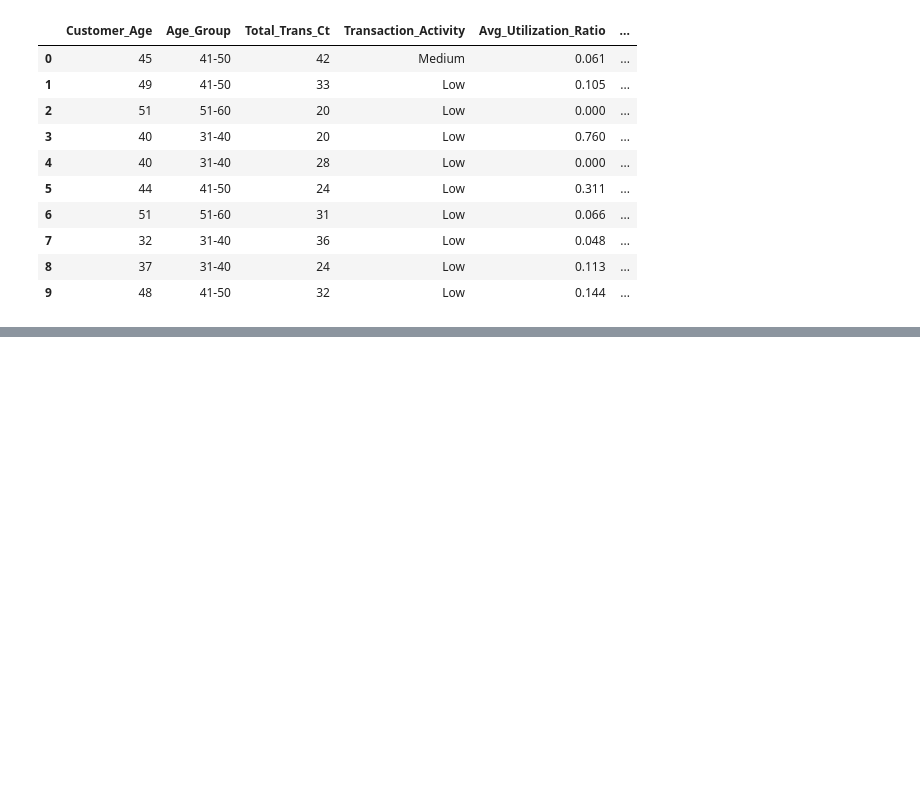
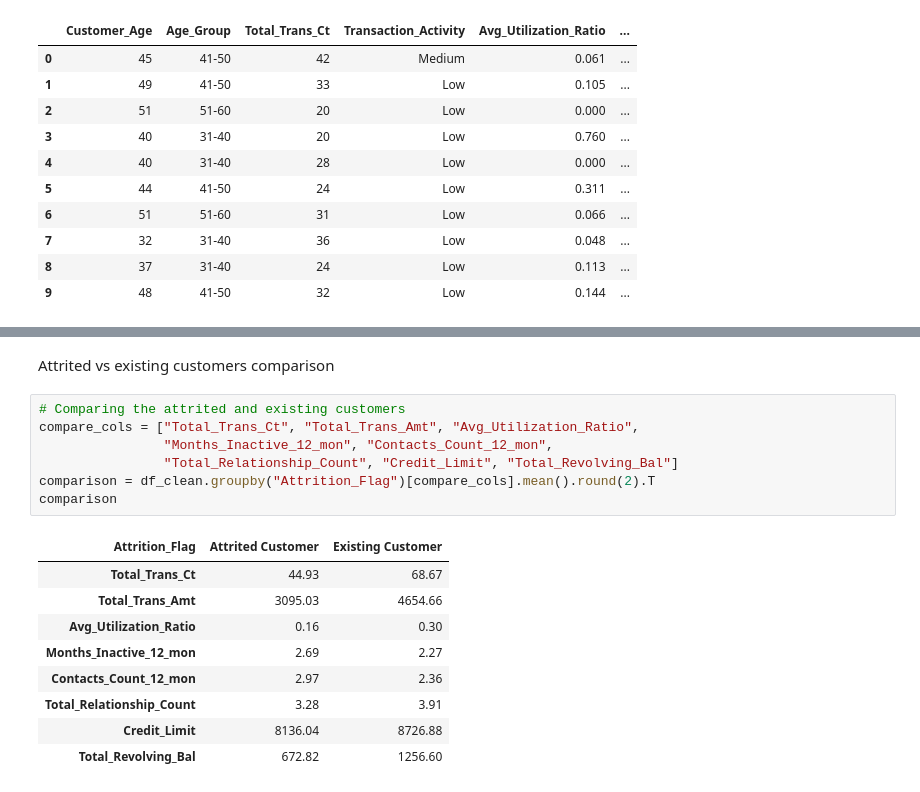
Before and after one commit to ReraA/MIT8339-bank-churn, a Jupyter notebook: MIT8339_Bank_Churn.ipynb, the cells around one changed output, grey strips where cells are left out. Drawn from its saved outputs; the diff is of its cells as text; blank space fills up the shorter version.

```diff
--- a/MIT8339_Bank_Churn.ipynb
+++ b/MIT8339_Bank_Churn.ipynb
@@ -200,0 +244,19 @@ C:\Users\USER
+# %% [markdown]
+Attrited vs existing customers comparison
+# %%
+# Comparing the attrited and existing customers
+compare_cols = ["Total_Trans_Ct", "Total_Trans_Amt", "Avg_Utilization_Ratio",
+                "Months_Inactive_12_mon", "Contacts_Count_12_mon",
+                "Total_Relationship_Count", "Credit_Limit", "Total_Revolving_Bal"]
+comparison = df_clean.groupby("Attrition_Flag")[compare_cols].mean().round(2).T
+comparison
+# %% [output]
+| Attrition_Flag | Attrited Customer | Existing Customer |
+| Total_Trans_Ct | 44.93 | 68.67 |
+| Total_Trans_Amt | 3095.03 | 4654.66 |
+| Avg_Utilization_Ratio | 0.16 | 0.30 |
+| Months_Inactive_12_mon | 2.69 | 2.27 |
+| Contacts_Count_12_mon | 2.97 | 2.36 |
+| Total_Relationship_Count | 3.28 | 3.91 |
+| Credit_Limit | 8136.04 | 8726.88 |
+| Total_Revolving_Bal | 672.82 | 1256.60 |
```
Also changed, not shown: parts of 9 cells of this notebook.
